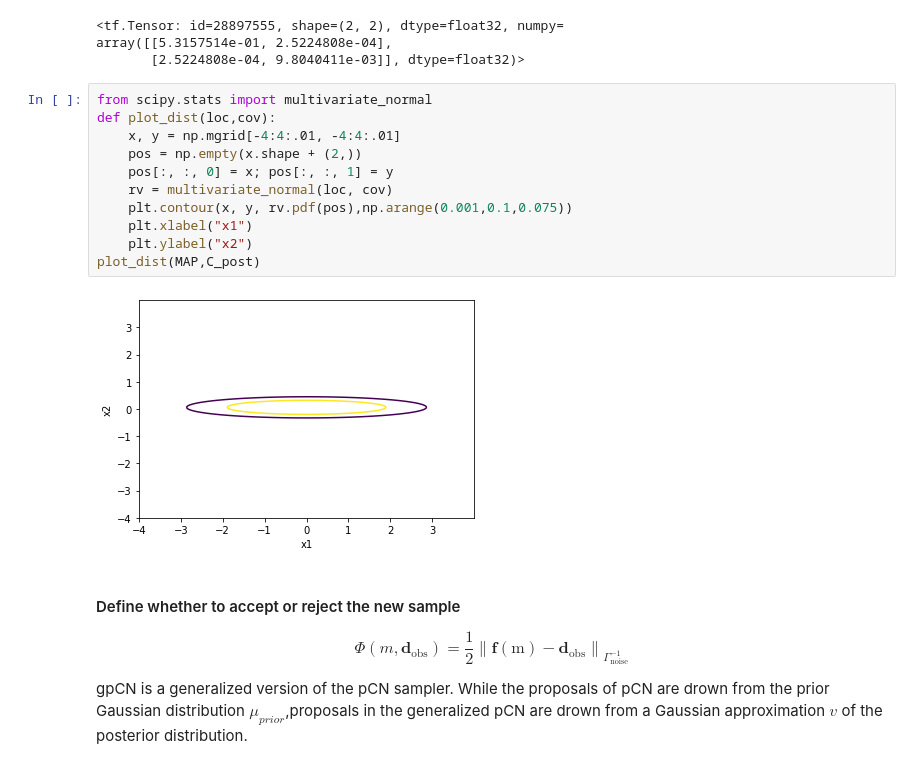
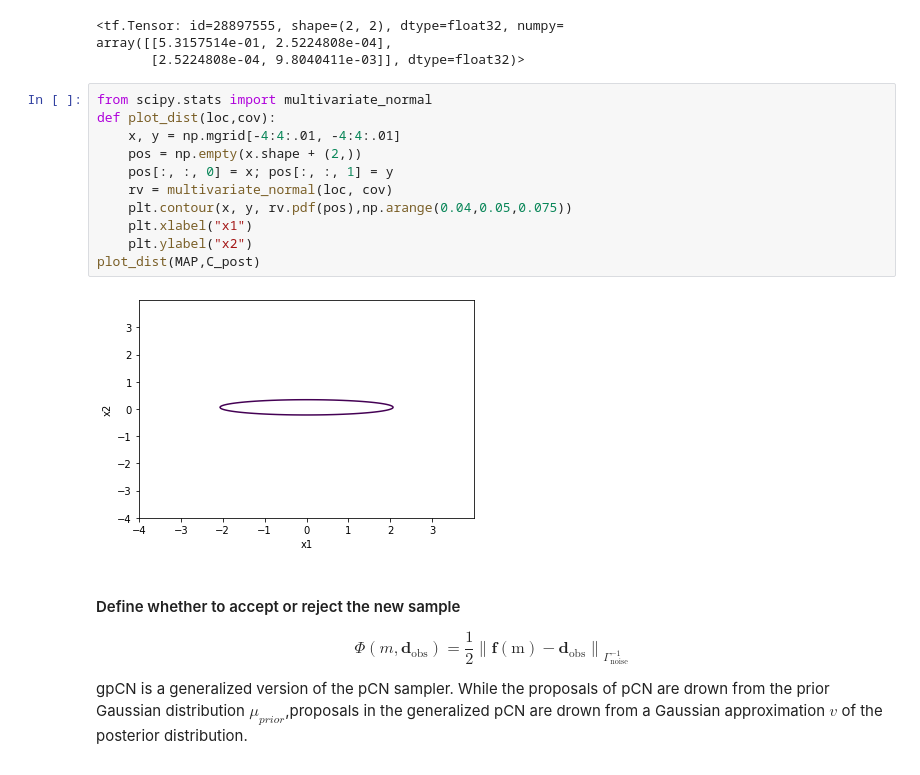
Before and after one commit to GeorgeLiang3/repository1, a Jupyter notebook: Banana_0.6_Bayesian Hessian.ipynb, the cells around one changed output. Saved outputs shown, nothing was run; the diff lists cells and outputs as text.

```diff
--- a/Banana_0.6_Bayesian Hessian.ipynb
+++ b/Banana_0.6_Bayesian Hessian.ipynb
@@ -399,16 +400,16 @@ array([[5.3157514e-01, 2.5224808e-04],
 # %%
 from scipy.stats import multivariate_normal
 def plot_dist(loc,cov):
     x, y = np.mgrid[-4:4:.01, -4:4:.01]
     pos = np.empty(x.shape + (2,))
     pos[:, :, 0] = x; pos[:, :, 1] = y
     rv = multivariate_normal(loc, cov)
-    plt.contour(x, y, rv.pdf(pos),np.arange(0.001,0.1,0.075))
+    plt.contour(x, y, rv.pdf(pos),np.arange(0.04,0.05,0.075))
     plt.xlabel("x1")
     plt.ylabel("x2")
 plot_dist(MAP,C_post)
 # %% [output]
-[figure, old version]
+[figure, new version]
 # %% [markdown]
 #### Define whether to accept or reject the new sample
 \begin{equation}
```
Also changed, not shown: parts of 30 cells of this notebook, 15 other files.
